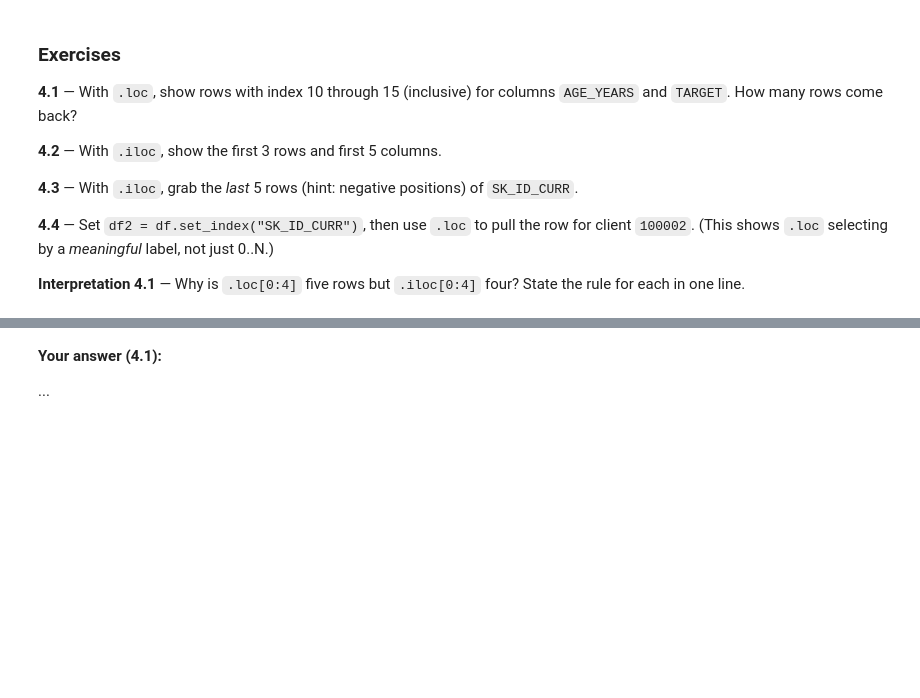
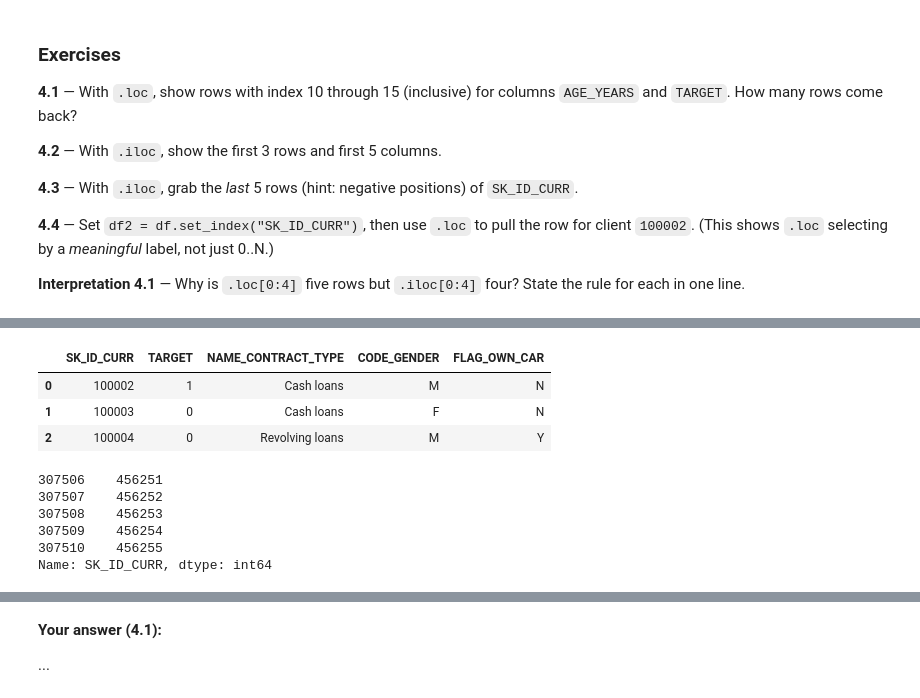
Before and after one commit to smallchuch/CreditRiskLearning, a Jupyter notebook: Learning Journey/1.3 - Pandas/pandas_practice_home_credit.ipynb, the cells around one changed output, grey strips where cells are left out. Saved outputs shown, nothing was run; the diff lists cells and outputs as text; code cells hidden in the pictures; blank space fills up the shorter version.

```diff
--- a/Learning Journey/1.3 - Pandas/pandas_practice_home_credit.ipynb
+++ b/Learning Journey/1.3 - Pandas/pandas_practice_home_credit.ipynb
@@ -256,2 +415,21 @@ print(df.iloc[0:2, 0:4])                                     # 2 rows, first 4 c
+# %%
+# Ex 4.2
+
+df.iloc[0:3,0:5]
+# %% [output]
+|  | SK_ID_CURR | TARGET | NAME_CONTRACT_TYPE | CODE_GENDER | FLAG_OWN_CAR |
+| 0 | 100002 | 1 | Cash loans | M | N |
+| 1 | 100003 | 0 | Cash loans | F | N |
+| 2 | 100004 | 0 | Revolving loans | M | Y |
 # %%
-# Ex 4.1
+# Ex 4.3
+
+
+print(df['SK_ID_CURR'].iloc[-5:])
+# %% [output]
+307506    456251
+307507    456252
+307508    456253
+307509    456254
+307510    456255
+Name: SK_ID_CURR, dtype: int64
```
Also changed, not shown: parts of 39 cells of this notebook, 2 other files.
